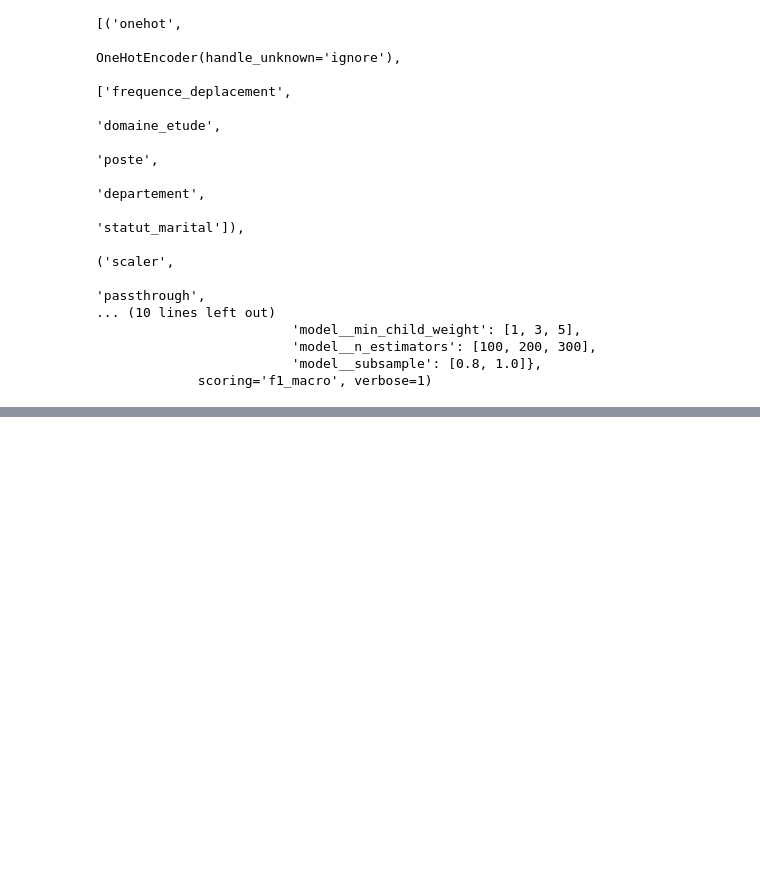
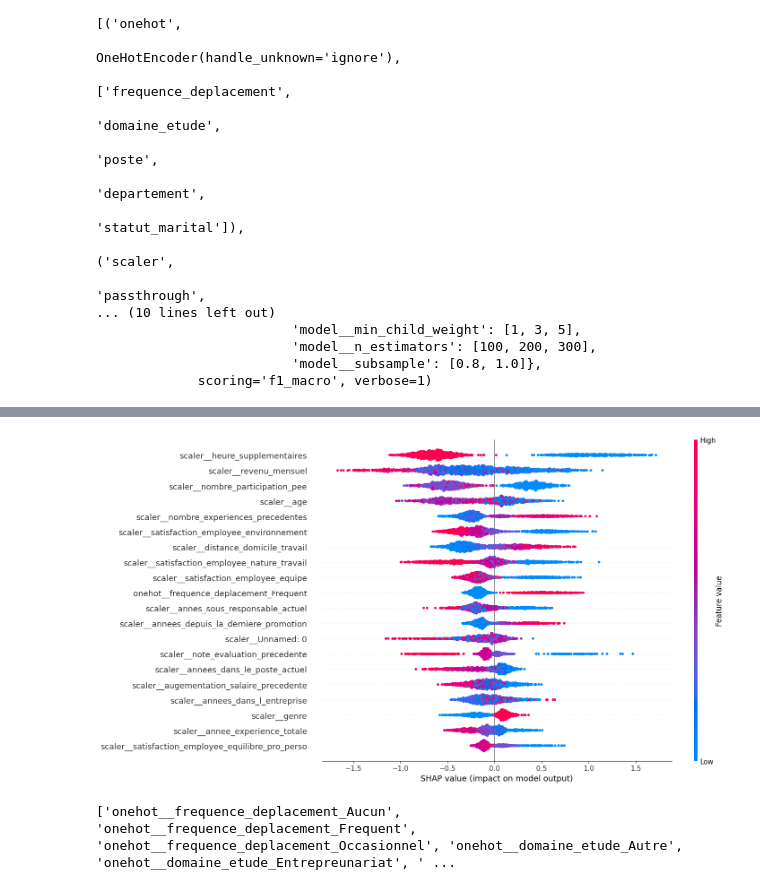
Before and after one commit to Soct/formation_OC, a Jupyter notebook: projet_4/P3_1_Modelisation_optimisation.ipynb, the cells around one changed output, grey strips where cells are left out. Cells and saved outputs as stored; diff of their text form; code cells hidden in the pictures; blank space fills up the shorter version.

```diff
--- a/projet_4/P3_1_Modelisation_optimisation.ipynb
+++ b/projet_4/P3_1_Modelisation_optimisation.ipynb
@@ -159,0 +160,17 @@ explainer = shap.TreeExplainer(best_xgb_model)
+# %%
+shap.summary_plot(shap_values, X_processed, feature_names=feature_names, plot_size=(15,8))
+# %% [output]
+[figure, added]
+# %%
+X_processed_df = pd.DataFrame(X_processed, columns=feature_names)
+
+# Créer l'explicateur
+#explainer = shap.TreeExplainer(best_xgb_model)
+
+# Obtenir les explications avec noms
+shap_explanations = explainer(X_processed_df)
+
+# Vérifier si les noms sont présents
+print(shap_explanations[0].feature_names)
+# %% [output]
+['onehot__frequence_deplacement_Aucun', 'onehot__frequence_deplacement_Frequent', 'onehot__frequence_deplacement_Occasionnel', 'onehot__domaine_etude_Autre', 'onehot__domaine_etude_Entrepreunariat', ' ...
```
Also changed, not shown: parts of 16 cells of this notebook, 1 other file.
